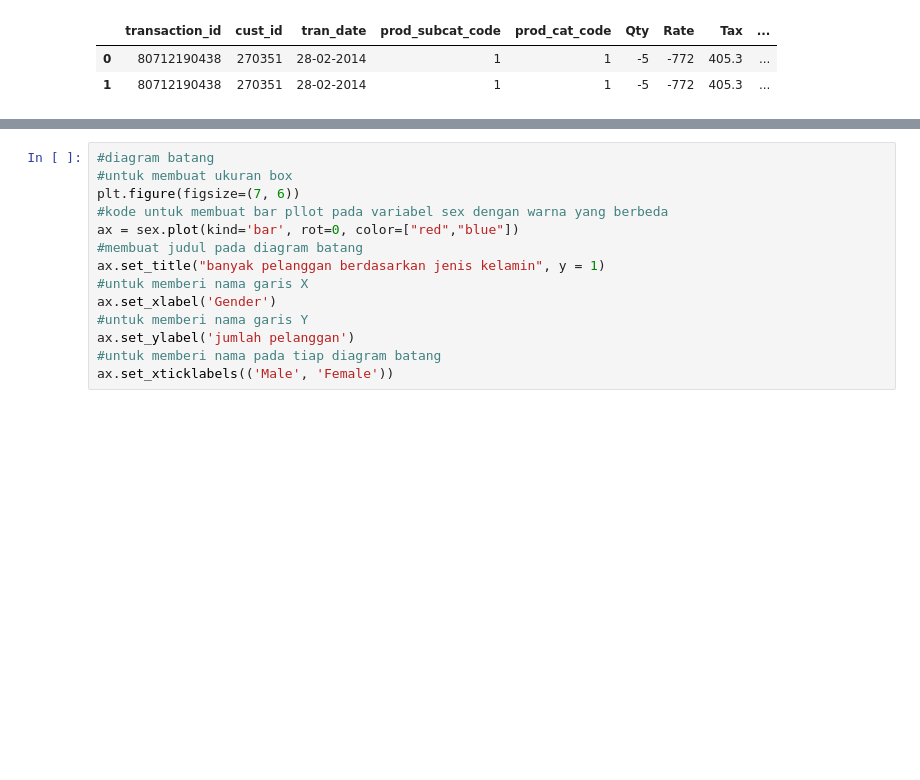
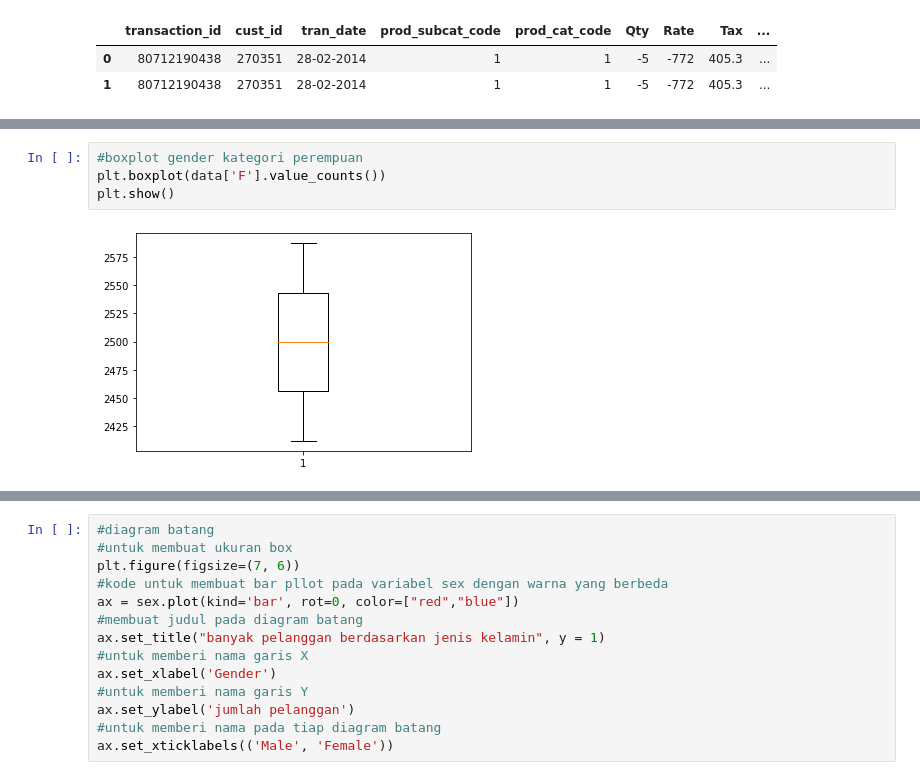
Before and after one commit to ripky/OFA, a Jupyter notebook: QUIS_2_EDA.ipynb, the cells around one changed output, grey strips where cells are left out. Saved outputs shown, nothing was run; the diff lists cells and outputs as text; blank space fills up the shorter version.

```diff
--- a/QUIS_2_EDA.ipynb
+++ b/QUIS_2_EDA.ipynb
@@ -113,0 +168,6 @@ Name: prod_cat, dtype: int64
+# %%
+#boxplot gender kategori perempuan
+plt.boxplot(data['F'].value_counts())
+plt.show()
+# %% [output]
+[figure, added]
```
Also changed, not shown: parts of 17 cells of this notebook.
